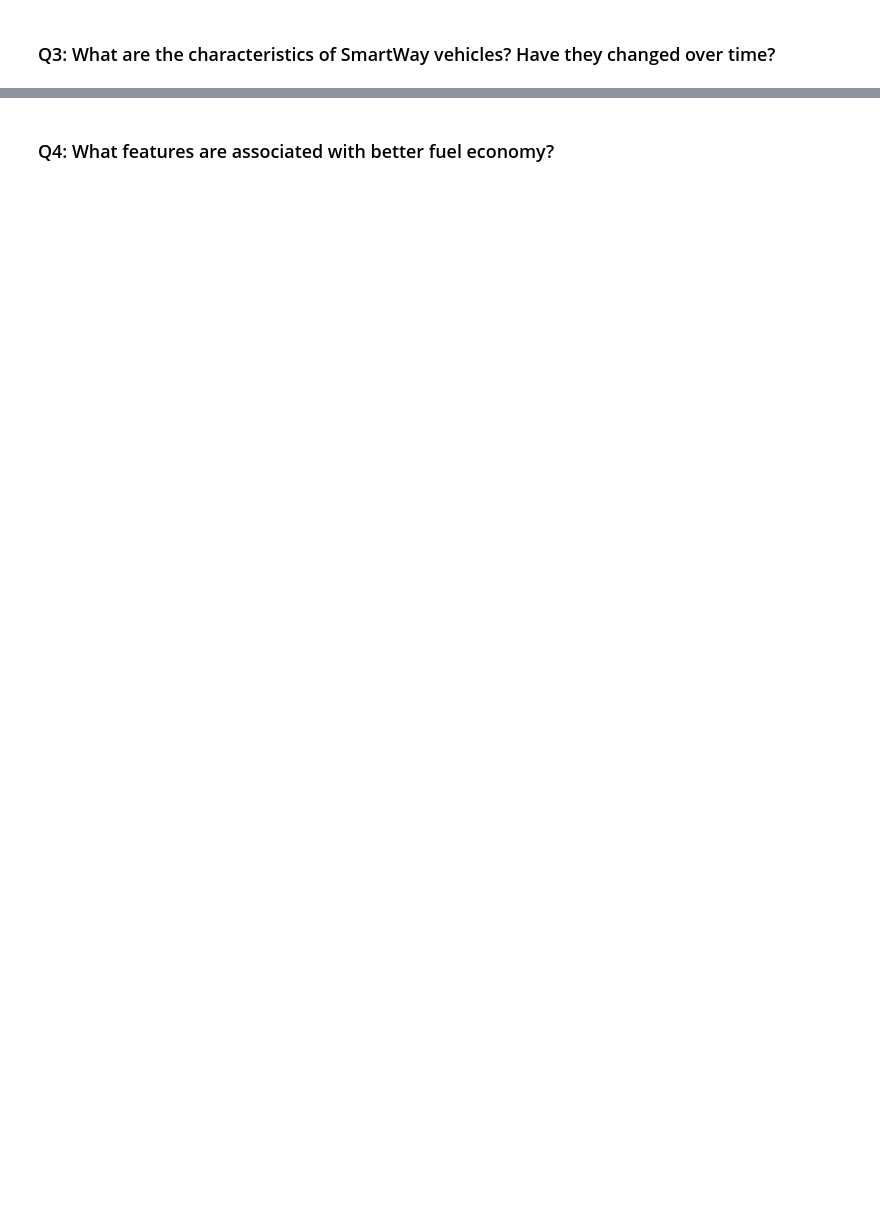
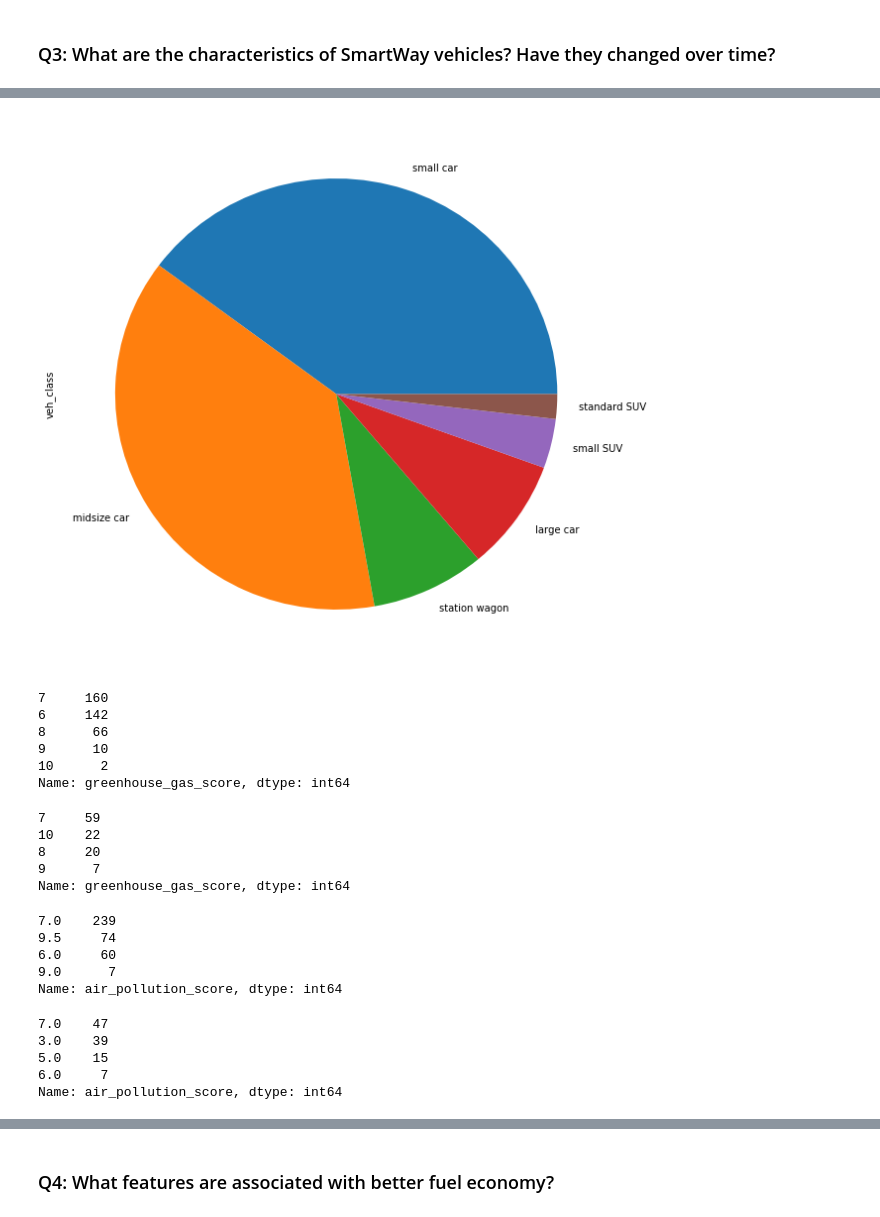
Before and after one commit to ladorabl/udacity_data_analyst_nd, a Jupyter notebook: lesson5_dataAnalysisProcess_caseStudy2/drawing_conclusions.ipynb, the cells around one changed output, grey strips where cells are left out. Cells and saved outputs as stored; diff of their text form; code cells hidden in the pictures; blank space fills up the shorter version.

```diff
--- a/lesson5_dataAnalysisProcess_caseStudy2/drawing_conclusions.ipynb
+++ b/lesson5_dataAnalysisProcess_caseStudy2/drawing_conclusions.ipynb
@@ -224,0 +279,3 @@ AttributeError: 'FramePlotMethods' object has no attribute 'scatter_matrix'
+# %%
+df18_sw = df_18.query('smartway != "No"')
+df18_sw.sample(3)
@@ -224,0 +347,39 @@ AttributeError: 'FramePlotMethods' object has no attribute 'scatter_matrix'
+# %%
+from matplotlib.pyplot import figure
+figure(figsize=(10, 10))
+df18_sw.veh_class.value_counts().plot.pie();
+# %% [output]
+[figure, added]
+# %%
+df08_sw.greenhouse_gas_score.value_counts()
+# %% [output]
+7     160
+6     142
+8      66
+9      10
+10      2
+Name: greenhouse_gas_score, dtype: int64
+# %%
+df18_sw.greenhouse_gas_score.value_counts()
+# %% [output]
+7     59
+10    22
+8     20
+9      7
+Name: greenhouse_gas_score, dtype: int64
+# %%
+df08_sw.air_pollution_score.value_counts()
+# %% [output]
+7.0    239
+9.5     74
+6.0     60
+9.0      7
+Name: air_pollution_score, dtype: int64
+# %%
+df18_sw.air_pollution_score.value_counts()
+# %% [output]
+7.0    47
+3.0    39
+5.0    15
+6.0     7
+Name: air_pollution_score, dtype: int64
```
Also changed, not shown: parts of 31 cells of this notebook.
